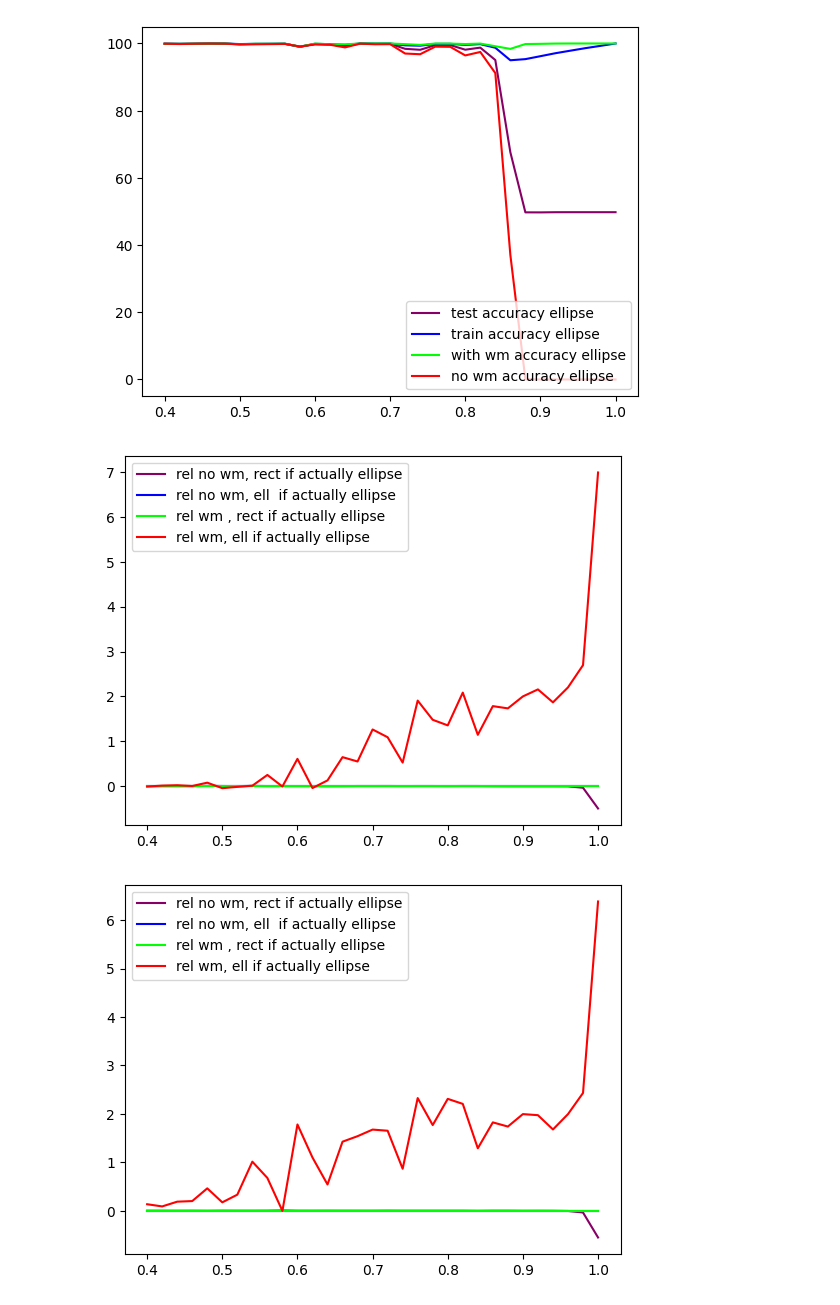
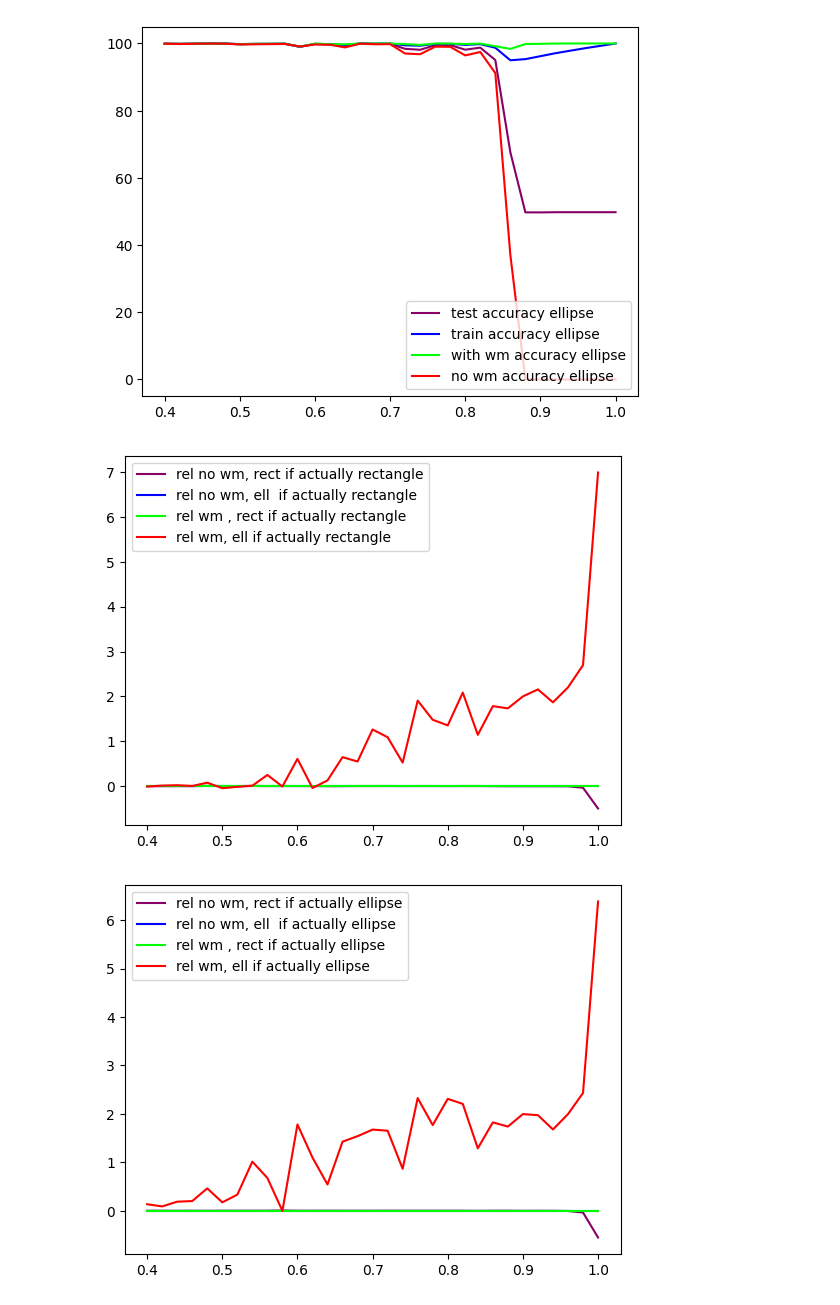
Before and after one commit to lillijo/xai-evaluation-master-thesis, a Jupyter notebook: formalize-experiment/accuracy_analysis.ipynb, the cells around one changed output. Cells and saved outputs as stored; diff of their text form; code cells hidden in the pictures.

```diff
--- a/formalize-experiment/accuracy_analysis.ipynb
+++ b/formalize-experiment/accuracy_analysis.ipynb
@@ -66,15 +136,15 @@ plot_accs(1)
 [figure]
 # %%
 def plot_linear_layer(shape, box="wm"):
-    label = "rectangle" if shape == 0 else "ellipse"
+    label = "rectangle" if shape == "0" else "ellipse"
     plt.plot(biases, [a["watermark_mask_concepts"][shape]["0"]["linear_layers.2_0"][box] for a in  data], c="#806", label=f"rel no wm, rect if actually {label}")
     plt.plot(biases, [a["watermark_mask_concepts"][shape]["0"]["linear_layers.2_1"][box] for a in  data], c="#00f", label=f"rel no wm, ell  if actually {label}")
     plt.plot(biases, [a["watermark_mask_concepts"][shape]["1"]["linear_layers.2_0"][box] for a in  data], c="#0f0", label=f"rel wm , rect if actually {label}")
     plt.plot(biases, [a["watermark_mask_concepts"][shape]["1"]["linear_layers.2_1"][box] for a in  data], c="#f00", label=f"rel wm, ell if actually {label}")
     plt.legend(loc="upper left")
 plot_linear_layer("0", "wm")
 # %% [output]
-[figure, old version]
+[figure, new version]
 # %%
 plot_linear_layer("1", "wm")
 # %% [output]
```
Also changed, not shown: parts of 6 cells of this notebook, 4 other files.
